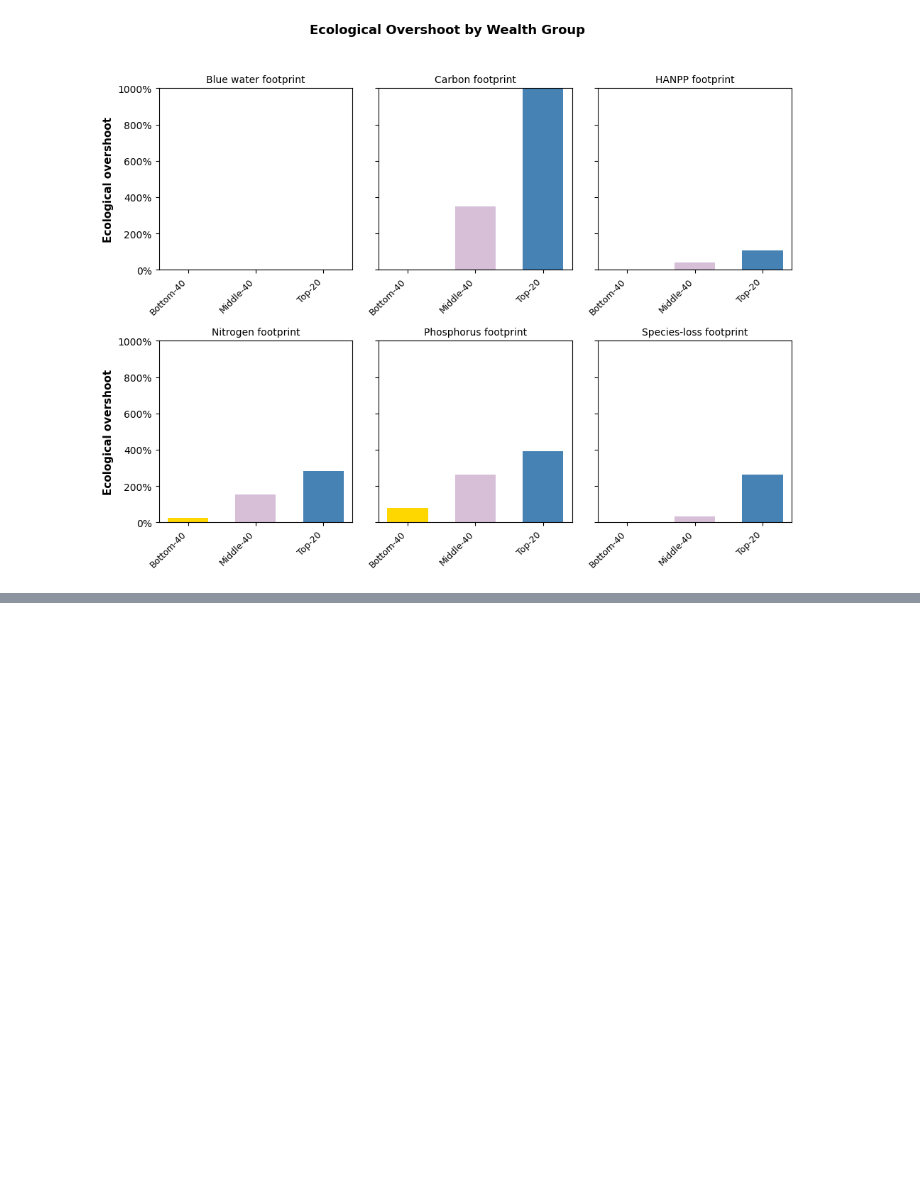
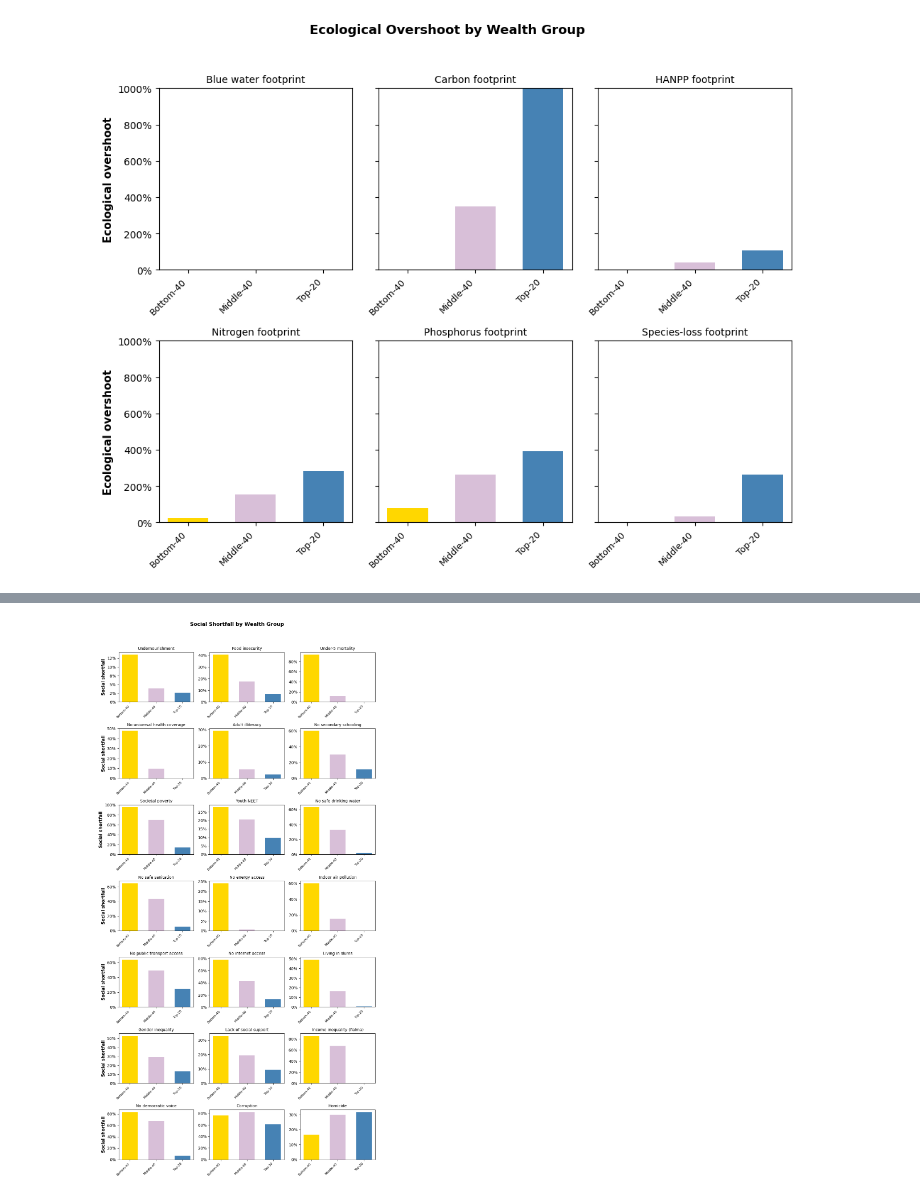
Before and after one commit to anna-megalou/doughnut, a Jupyter notebook: assignment.ipynb, the cells around one changed output, grey strips where cells are left out. Saved outputs shown, nothing was run; the diff lists cells and outputs as text; code cells hidden in the pictures; blank space fills up the shorter version.

```diff
--- a/assignment.ipynb
+++ b/assignment.ipynb
@@ -367,0 +374,65 @@ plt.show()
+# %%
+soc_grp = grp_data[grp_data['domain'] == 'social'].copy()
+
+SOC_INDICATOR_NAMES = {
+    'undernourishment': 'Undernourishment',
+    'foodInsecurity': 'Food insecurity',
+    'under5death': 'Under-5 mortality',
+    'UHCindex': 'No universal health coverage',
+    'adultLiteracy': 'Adult illiteracy',
+    'secondarySchool': 'No secondary schooling',
+    'societalPoverty': 'Societal poverty',
+    'youthNEET': 'Youth NEET',
+    'drinkingH2O': 'No safe drinking water',
+    'sanitation': 'No safe sanitation',
+    'energyAccess': 'No energy access',
+    'energyIndoor': 'Indoor air pollution',
+    'publicTrans': 'No public transport access',
+    'internet': 'No internet access',
+    'urbanSlums': 'Living in slums',
+    'genderGapIndex': 'Gender inequality',
+    'socialSupport': 'Lack of social support',
+    'palma': 'Income inequality (Palma)',
+    'govRegimes': 'No democratic voice',
+    'controlCorruption': 'Corruption',
+    'homicideOver5': 'Homicide',
+}
+
+soc_grp = soc_grp[soc_grp['indicator'].isin(SOC_INDICATOR_NAMES)].copy()
+soc_grp['indicator_label'] = soc_grp['indicator'].map(SOC_INDICATOR_NAMES)
+
+soc_ind_order = list(SOC_INDICATOR_NAMES.values())
+grp_order = ['Bottom-40', 'Middle-40', 'Top-20']
+colors = {'Bottom-40': '#FFD700', 'Middle-40': '#D8BFD8', 'Top-20': '#4682B4'}
+
+n_indicators = len(soc_ind_order)
+n_cols = 3
+n_rows = (n_indicators + n_cols - 1) // n_cols
+
+fig, axes = plt.subplots(n_rows, n_cols, figsize=(10, 2.8 * n_rows))
+
+for idx, ind_label in enumerate(soc_ind_order):
+    ax = axes[idx // n_cols, idx % n_cols]
+    subset = soc_grp[soc_grp['indicator_label'] == ind_label]
+    for j, grp in enumerate(grp_order):
+        row = subset[subset['group'] == grp]
+        val = row['value'].values[0] if len(row) > 0 else 0
+        ax.bar(j, val, color=colors[grp], width=0.6)
+    ax.set_title(ind_label, fontsize=10)
+    ax.set_xticks(range(3))
+    ax.set_xticklabels(grp_order, rotation=45, ha='right', fontsize=8)
+    ax.yaxis.set_major_formatter(plt.FuncFormatter(lambda v, _: f'{v:.0f}%'))
+
+# Hide unused subplot axes
+for idx in range(n_indicators, n_rows * n_cols):
+    axes[idx // n_cols, idx % n_cols].set_visible(False)
+
+for row_idx in range(n_rows):
+    axes[row_idx, 0].set_ylabel('Social shortfall', fontweight='bold', fontsize=11)
+
+fig.suptitle('Social Shortfall by Wealth Group', fontweight='bold', fontsize=13, y=1.0)
+fig.tight_layout(rect=[0, 0, 1, 0.98])
+plt.savefig('clusters_social.svg', bbox_inches='tight')
+plt.show()
+# %% [output]
+[figure, added]
```
Also changed, not shown: parts of 1 cell of this notebook, 3 other files.
